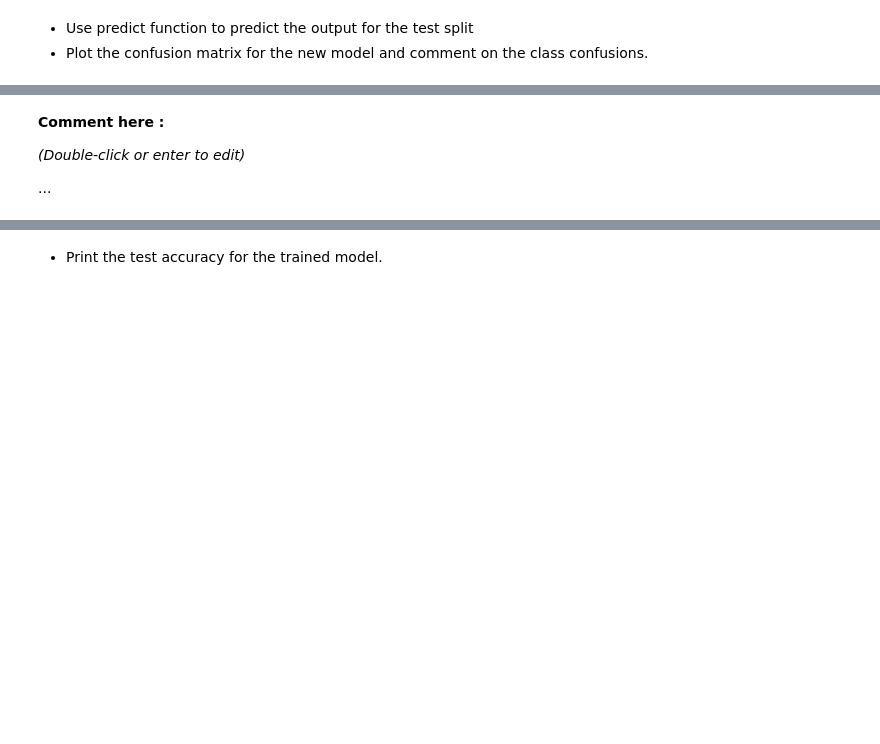
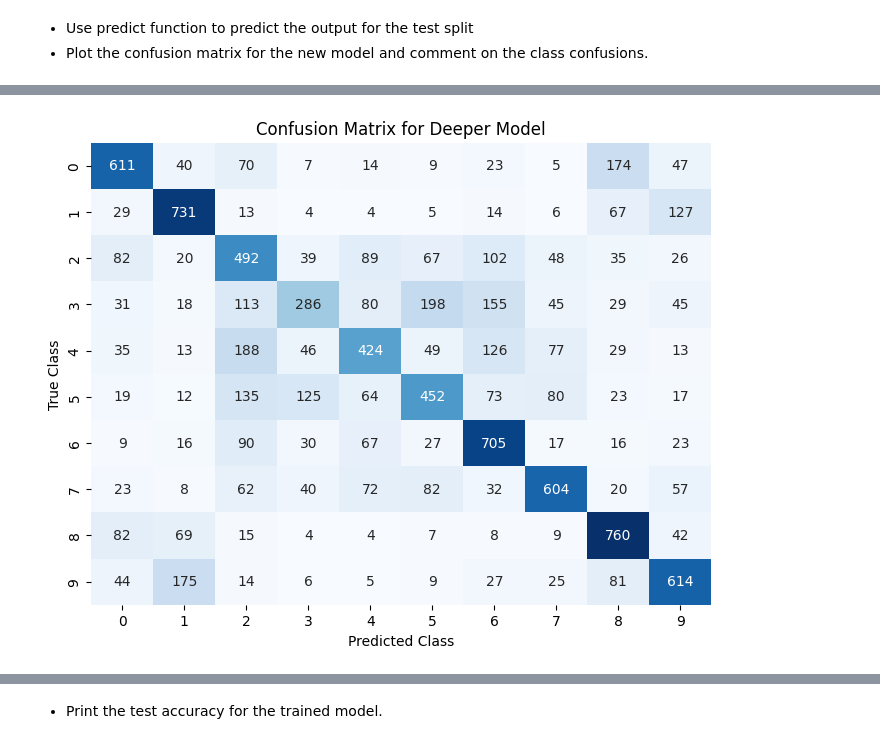
Before and after one commit to ironhack-labs/lab-image-classification-using-convolutional-neural-networks, a Jupyter notebook: main.ipynb, the cells around one changed output, grey strips where cells are left out. Saved outputs shown, nothing was run; the diff lists cells and outputs as text; code cells hidden in the pictures; blank space fills up the shorter version.

```diff
--- a/main.ipynb
+++ b/main.ipynb
@@ -343,13 +328,9 @@ Despite improving the total no. of parameters by adding additional layer, paddin
 # Your code here :
 
 # Predicting the output for the test split
-#y_pred = model.predict(x_test)
+y_pred_dp = model_dp.predict(x_test)
 
 # use argmax function to findout which class has the highest probability
-#y_pred_classes = np.argmax(y_pred, axis=1)
-
-
-#y_pred_dp = model_dp.predict(x_test)
-y_test
-#y_pred_classes
+y_pred_dp_classes = np.argmax(y_pred_dp, axis=1)  # 10 classes of possible images
+y_true_classes = np.argmax(y_test, axis=1)  # actual class
 # %% [output]
@@ -357,6 +338,19 @@ Error:
-# %% [markdown]
-**Comment here :**
-
-*(Double-click or enter to edit)*
-
-...
+# %%
+# Plot the confusion matrix
+
+from sklearn.metrics import confusion_matrix
+import seaborn as sns
+import matplotlib.pyplot as plt
+
+# Generate the confusion matrix
+conf_matrix = confusion_matrix(y_true_classes, y_pred_dp_classes)
+
+# Plot the confusion matrix using seaborn
+plt.figure(figsize=(8,6))
+sns.heatmap(conf_matrix, annot=True, fmt='d', cmap='Blues', cbar=False)
+plt.title('Confusion Matrix for Deeper Model')
+plt.xlabel('Predicted Class')
+plt.ylabel('True Class')
+plt.show()
+# %% [output]
+[figure, added]
```
Also changed, not shown: parts of 27 cells of this notebook.
